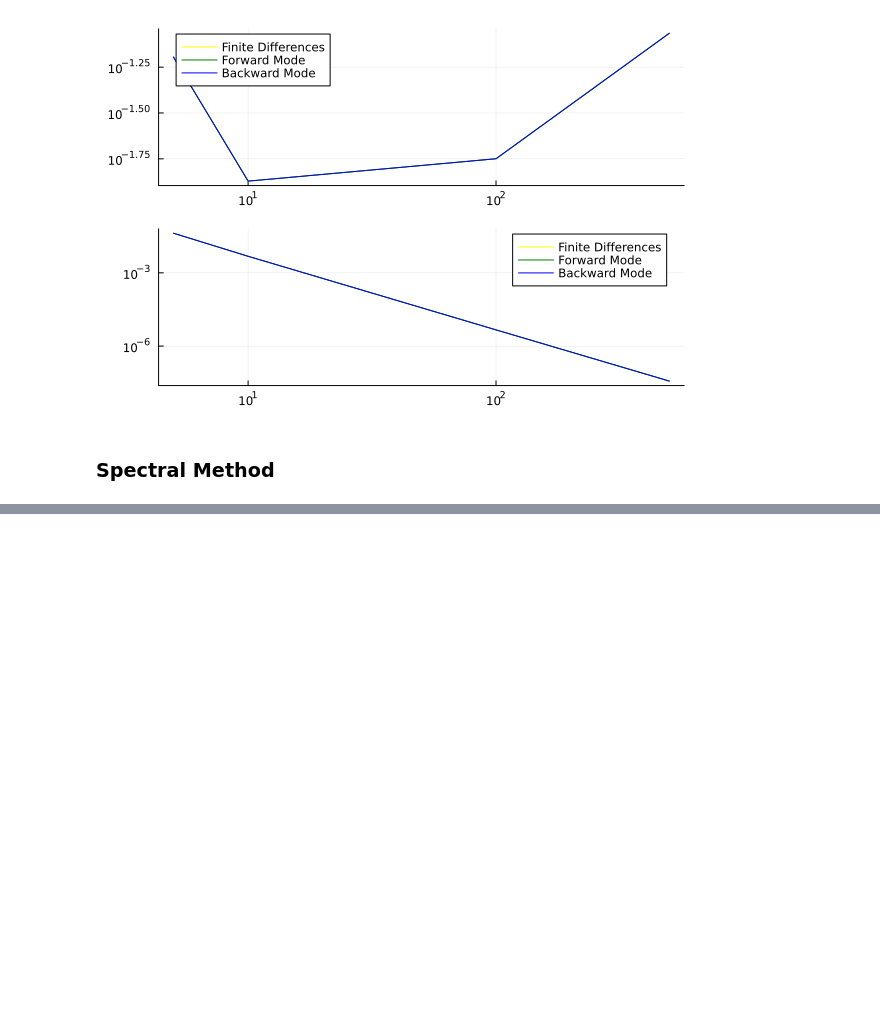
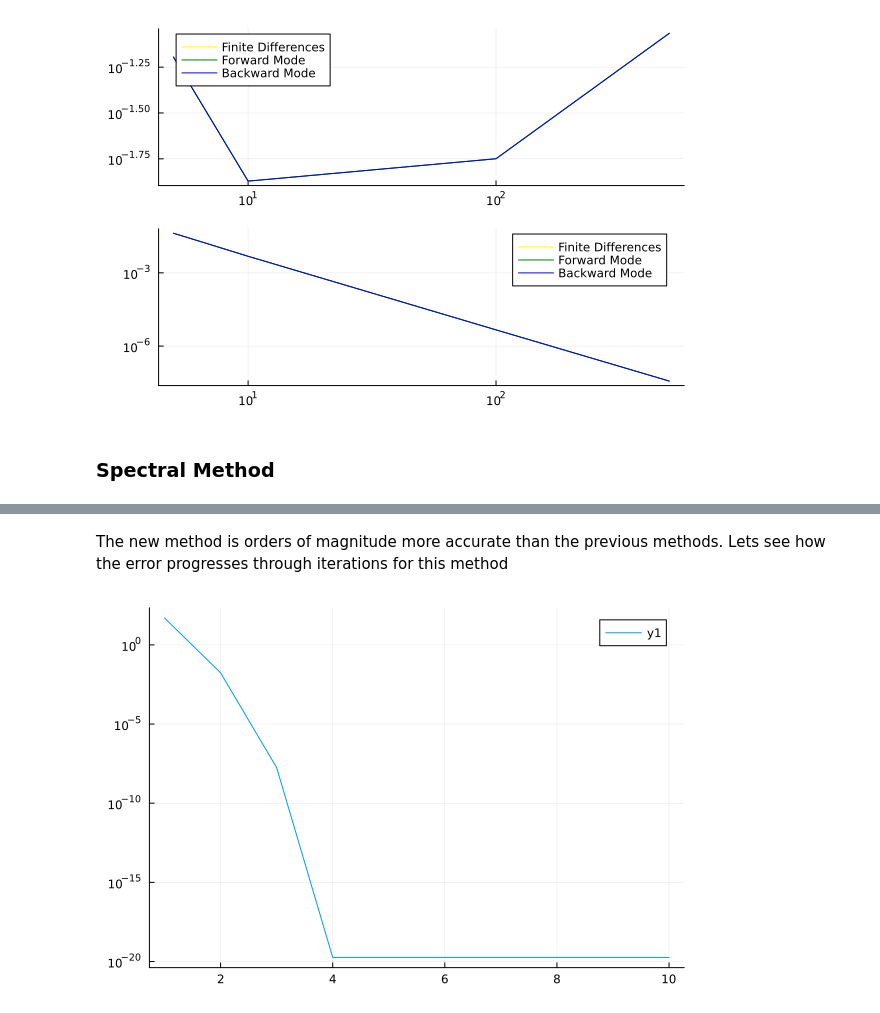
Before and after one commit to bareyan/PDE_adjoint_solver, a Jupyter notebook: playground.ipynb, the cells around one changed output, grey strips where cells are left out. Saved outputs shown, nothing was run; the diff lists cells and outputs as text; code cells hidden in the pictures; blank space fills up the shorter version.

```diff
--- a/playground.ipynb
+++ b/playground.ipynb
@@ -411,0 +715,29 @@ Error Backward mode3.696163274884746e-8
+# %% [markdown]
+The new method is orders of magnitude more accurate than the previous methods. Lets see how the error progresses through iterations for this method
+# %%
+function Newton_solve_fourier_history(p::FourierParams, n_iter; verbose=false, tol=1e-16)
+    U = zeros(n_iter+1, p.N)
+    for i in 1:n_iter
+        res = F_fourier(U[i, :], p)
+        L = (res, du) -> res .= -diff2_fourier(du, p.Ks) + 3 * p.α .* U[i, :] .^2 .* du .+ p.V .* du
+        op = LinearOperator(Float64, p.N, p.N, true, true, L)
+        step, stats = cg(op, res)
+        if(verbose)
+            println("Iteration: ", i,",\n stats: ", stats )
+        end
+        U[i+1, :] = U[i, :] - step
+    end
+    return U
+end
+
+p = create_fparams(N)
+u_fourier_history = Newton_solve_fourier_history(p, 10)
+
+errors = zeros(10)
+for i in 1:10
+    errors[i]  = sum((u_fourier_history[i, :] - u_exact).^2)
+end
+
+plot(1:10, errors, yscale=:log10)
+# %% [output]
+[figure, added]
```
Also changed, not shown: parts of 19 cells of this notebook, 1 other file.
